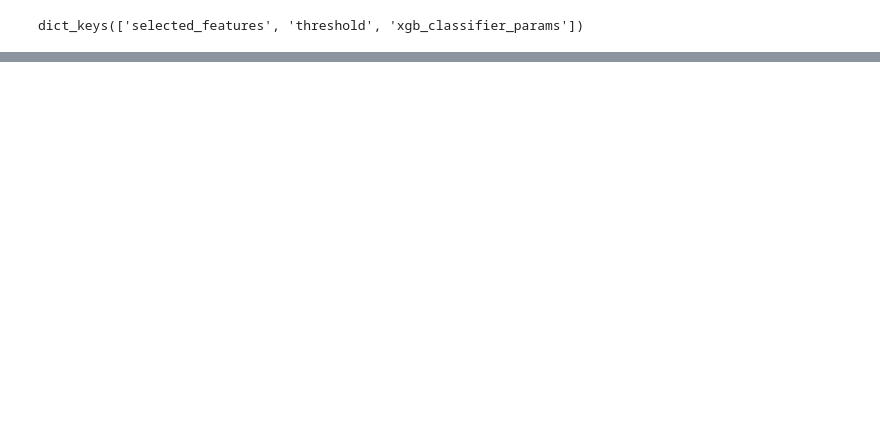
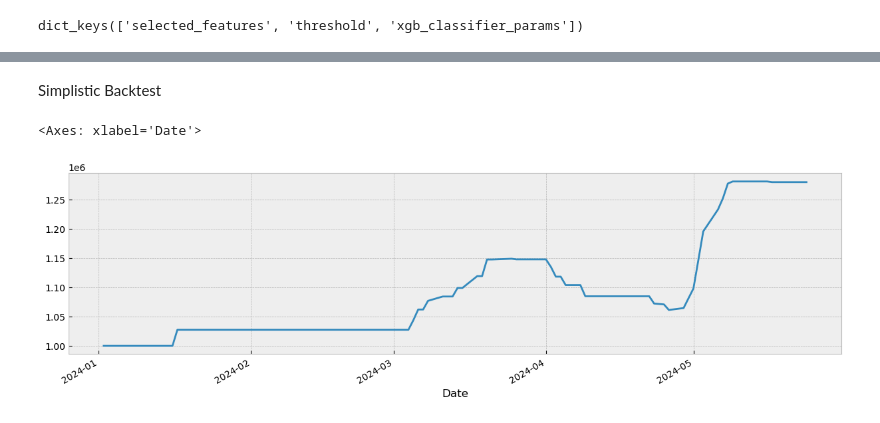
Before and after one commit to RobUngvari/dax-24-strat, a Jupyter notebook: proof_of_concept/[03] Backtesting.ipynb, the cells around one changed output, grey strips where cells are left out. Drawn from its saved outputs; the diff is of its cells as text; code cells hidden in the pictures; blank space fills up the shorter version.

Commit message:
Addig backtest v0.1 to POC

```diff
--- a/proof_of_concept/[03] Backtesting.ipynb
+++ b/proof_of_concept/[03] Backtesting.ipynb
@@ -10,3 +10,7 @@ import matplotlib.pyplot as plt
 import seaborn as sns
 import xgboost as xgb
 import yaml
+# %%
+pd.options.display.float_format = '{:.2f}'.format
+plt.style.use('bmh')
+warnings.filterwarnings("ignore")
@@ -20,8 +26,9 @@ with open('../config/config.yaml', 'r') as file:
     data_loaded = yaml.safe_load(file)
 # %%
 price = pd.read_csv('../db/raw.csv', index_col=0, header=[0,1], parse_dates=[0])
-price_data = price.loc[:, pd.IndexSlice[['Close'], ['^GDAXI']]]
-price_data.columns = ['gdaxi']
+price_data = price.loc[:, pd.IndexSlice[['Open', 'Close'], ['^GDAXI']]]
+# price_data.columns = ['gdaxi']
+price_data.columns = ['open', 'close']
 # %%
 data_loaded.keys()
 # %% [output]
@@ -116,0 +55,20 @@ for idx, row  in X_test.iterrows():
+# %% [markdown]
+Simplistic Backtest
+# %%
+hold_period = 5
+
+backtest = pd.concat([price_data['open'].shift(-1), price_data['close'].shift(hold_period*-1)], axis=1).dropna()
+
+signals = model.predict_proba(X_test[data_loaded['selected_features']])[:, 1] > data_loaded['threshold']
+signals = pd.DataFrame(signals, index=X_test.index, columns=['signal']).astype(int)
+
+backtest = backtest.join(signals).dropna()
+backtest['returns'] = (backtest['close'] / backtest['open']) * backtest['signal']
+
+backtest.loc[backtest.returns == 0, 'returns'] = 1
+backtest.iloc[0,3] = 1000000
+
+backtest.returns.cumprod().plot(figsize=(15, 4))
+# %% [output]
+<Axes: xlabel='Date'>
+[figure, added]
```
Also changed, not shown: parts of 6 cells of this notebook.
